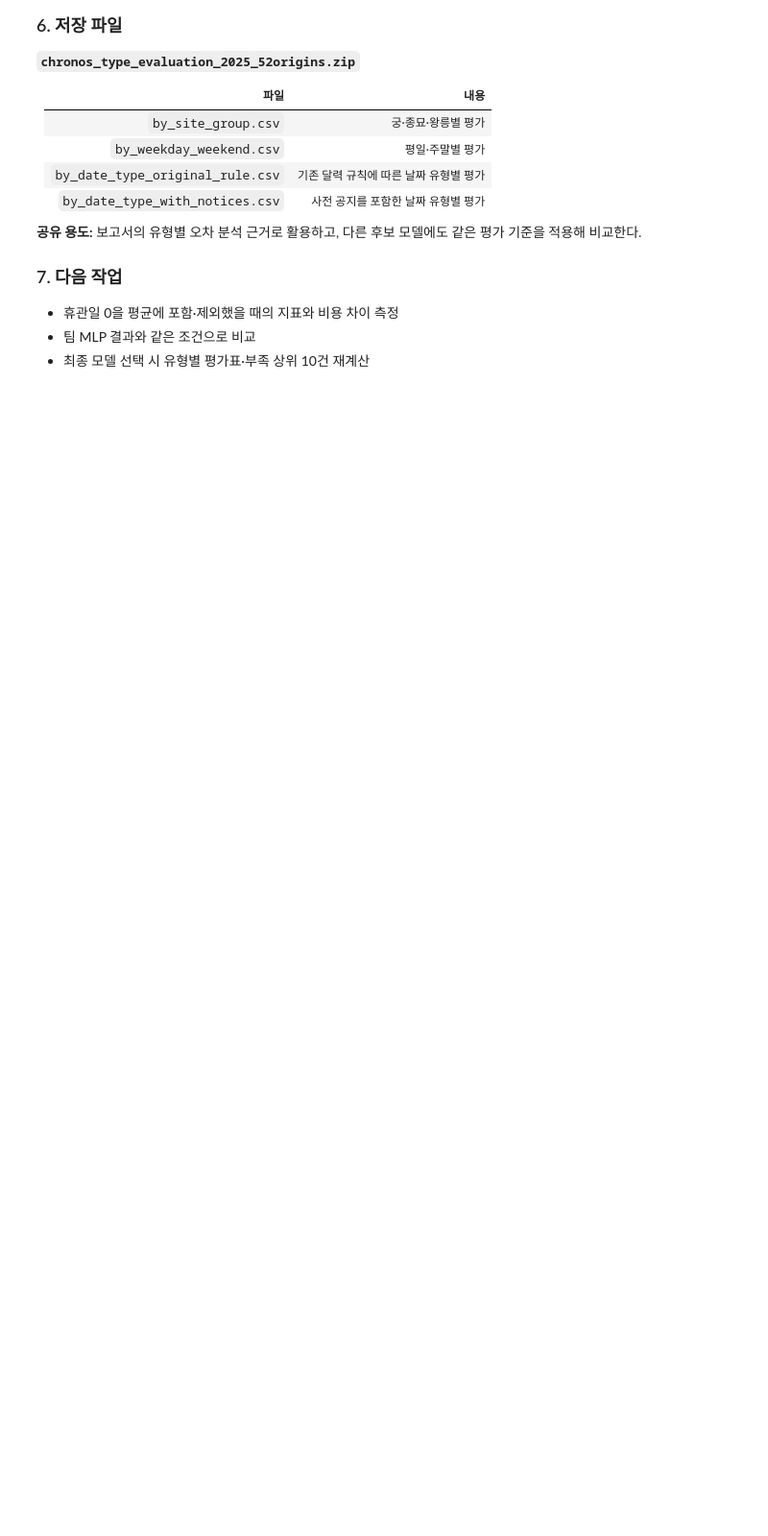
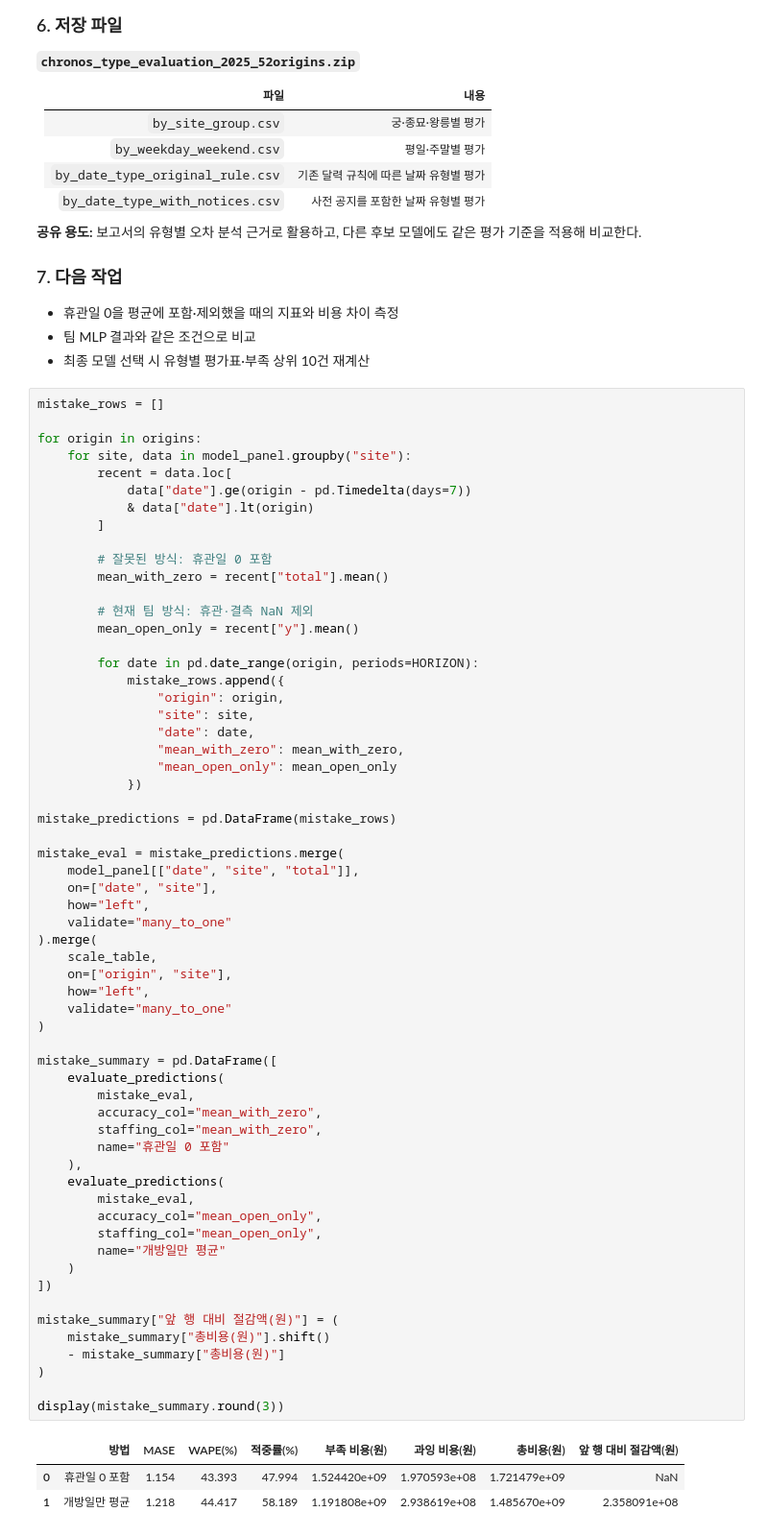
Before and after one commit to ysy3046/ai-data-bootcamp, a Jupyter notebook: project_3_data_모형_검증.ipynb, the cells around one changed output. Shown at 96% size. Drawn from its saved outputs; the diff is of its cells as text; blank space fills up the shorter version.

```diff
--- a/project_3_data_모형_검증.ipynb
+++ b/project_3_data_모형_검증.ipynb
@@ -3417,3 +3417,67 @@ files.download(archive)
 - 휴관일 0을 평균에 포함·제외했을 때의 지표와 비용 차이 측정
 - 팀 MLP 결과와 같은 조건으로 비교
 - 최종 모델 선택 시 유형별 평가표·부족 상위 10건 재계산
+# %%
+mistake_rows = []
+
+for origin in origins:
+    for site, data in model_panel.groupby("site"):
+        recent = data.loc[
+            data["date"].ge(origin - pd.Timedelta(days=7))
+            & data["date"].lt(origin)
+        ]
+
+        # 잘못된 방식: 휴관일 0 포함
+        mean_with_zero = recent["total"].mean()
+
+        # 현재 팀 방식: 휴관·결측 NaN 제외
+        mean_open_only = recent["y"].mean()
+
+        for date in pd.date_range(origin, periods=HORIZON):
+            mistake_rows.append({
+                "origin": origin,
+                "site": site,
+                "date": date,
+                "mean_with_zero": mean_with_zero,
+                "mean_open_only": mean_open_only
+            })
+
+mistake_predictions = pd.DataFrame(mistake_rows)
+
+mistake_eval = mistake_predictions.merge(
+    model_panel[["date", "site", "total"]],
+    on=["date", "site"],
+    how="left",
+    validate="many_to_one"
+).merge(
+    scale_table,
+    on=["origin", "site"],
+    how="left",
+    validate="many_to_one"
+)
+
+mistake_summary = pd.DataFrame([
+    evaluate_predictions(
+        mistake_eval,
+        accuracy_col="mean_with_zero",
+        staffing_col="mean_with_zero",
+        name="휴관일 0 포함"
+    ),
+    evaluate_predictions(
+        mistake_eval,
+        accuracy_col="mean_open_only",
+        staffing_col="mean_open_only",
+        name="개방일만 평균"
+    )
+])
+
+mistake_summary["앞 행 대비 절감액(원)"] = (
+    mistake_summary["총비용(원)"].shift()
+    - mistake_summary["총비용(원)"]
+)
+
+display(mistake_summary.round(3))
+# %% [output]
+|  | 방법 | MASE | WAPE(%) | 적중률(%) | 부족 비용(원) | 과잉 비용(원) | 총비용(원) | 앞 행 대비 절감액(원) |
+| 0 | 휴관일 0 포함 | 1.154 | 43.393 | 47.994 | 1.524420e+09 | 1.970593e+08 | 1.721479e+09 | NaN |
+| 1 | 개방일만 평균 | 1.218 | 44.417 | 58.189 | 1.191808e+09 | 2.938619e+08 | 1.485670e+09 | 2.358091e+08 |
```
Also changed, not shown: parts of 5 cells of this notebook.
